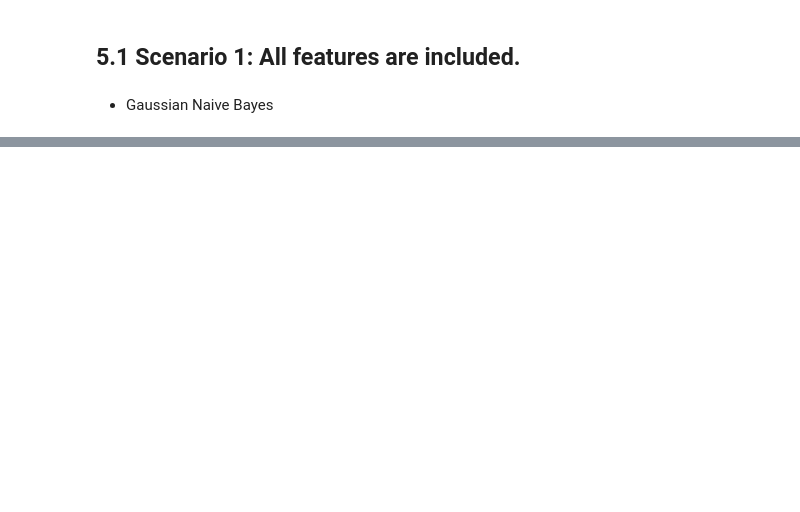
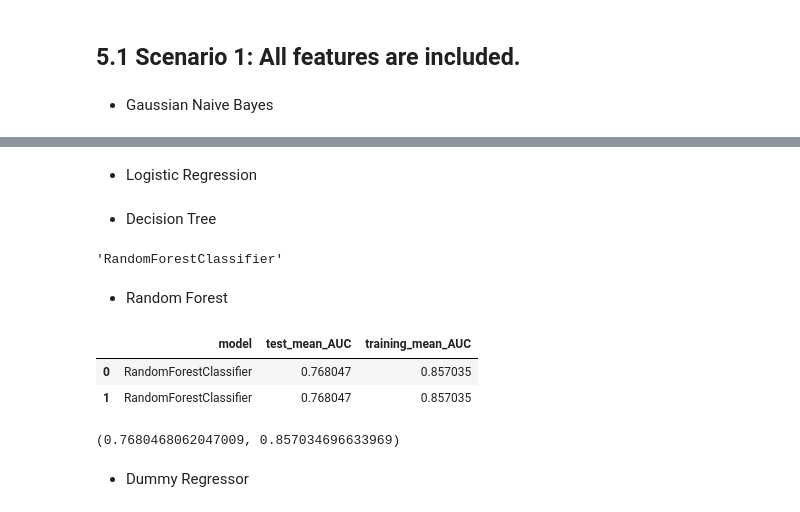
Before and after one commit to gabrielatrindade/alura-bootcamp, a Jupyter notebook: module6/project/Sirio-Libanes_kaggle_Final_Project.ipynb, the cells around one changed output, grey strips where cells are left out. Saved outputs shown, nothing was run; the diff lists cells and outputs as text; code cells hidden in the pictures; blank space fills up the shorter version.

Commit message:
project: module6:
Updating Machine Learning section description -> cross validation repeated stratified k fold

Creating run model functions

Testing functions

```diff
--- a/module6/project/Sirio-Libanes_kaggle_Final_Project.ipynb
+++ b/module6/project/Sirio-Libanes_kaggle_Final_Project.ipynb
@@ -1281,0 +1371,13 @@ The Recall attempts to answer “What proportion of actual positives was identif
+# %%
+n_splits = 5
+n_repeats = 10
+n_iter = 10
+# %%
+rf_param_grid = {
+    "n_estimators": randint(10, 101),
+    "max_depth": randint(3, 6),
+    "min_samples_split": randint(32, 129),
+    "min_samples_leaf": randint(32, 129),
+    "bootstrap": [True, False],
+    "criterion": ["gini", "entropy"]
+}
@@ -1287,0 +1401,2 @@ gnb_clf = GaussianNB()
+# %% [markdown]
+- Logistic Regression
@@ -1287,0 +1405,26 @@ gnb_clf = GaussianNB()
+# %% [markdown]
+- Decision Tree
+# %%
+rf_clf
+# %% [output]
+'RandomForestClassifier'
+# %% [markdown]
+- Random Forest
+# %%
+rf_clf = RandomForestClassifier()
+rf_2 = RandomForestClassifier()
+
+model_and_grid = [(rf_clf, rf_param_grid), (rf_2, rf_param_grid)]
+
+run_all_models(model_and_grid, patients_features_scenario_1, n_splits, n_repeats, n_iter)
+# %% [output]
+|  | model | test_mean_AUC | training_mean_AUC |
+| 0 | RandomForestClassifier | 0.768047 | 0.857035 |
+| 1 | RandomForestClassifier | 0.768047 | 0.857035 |
+# %%
+run_model_RandomizedSearchCV(rf_clf, patients_features_scenario_1,
+                             n_splits, n_repeats, rf_param_grid, n_iter)
+# %% [output]
+(0.7680468062047009, 0.857034696633969)
+# %% [markdown]
+- Dummy Regressor
```
Also changed, not shown: parts of 7 cells of this notebook.
